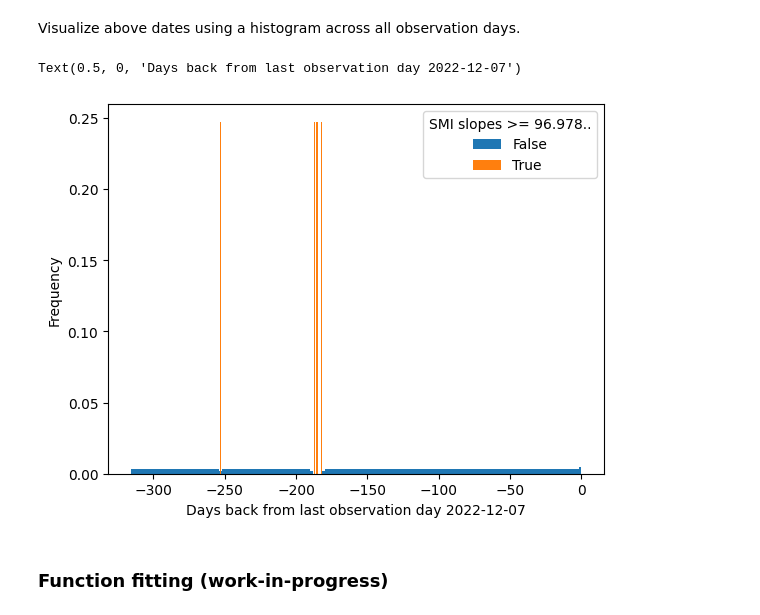
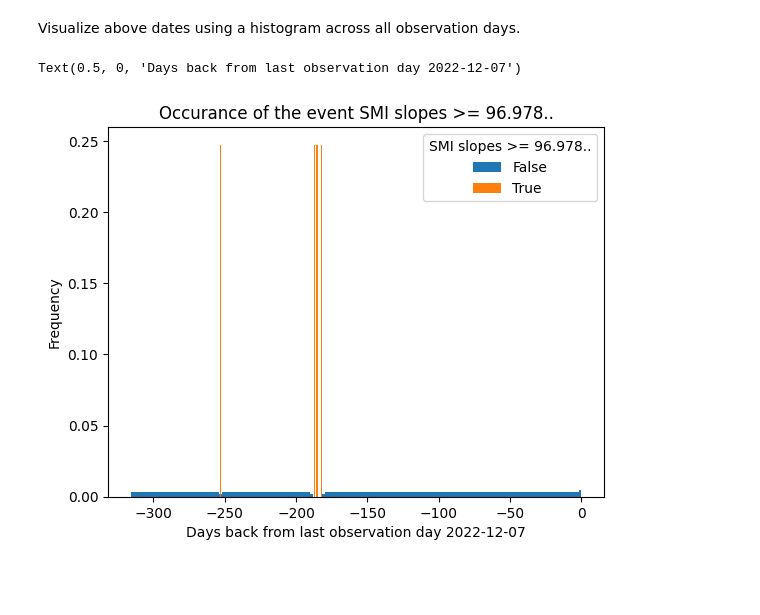
Before and after one commit to cdeck3r/YASMaPE, a Jupyter notebook: notebooks/stock_correl.ipynb, the cells around one changed output. Cells and saved outputs as stored; diff of their text form; code cells hidden in the pictures; blank space fills up the shorter version.

```diff
--- a/notebooks/stock_correl.ipynb
+++ b/notebooks/stock_correl.ipynb
@@ -350,10 +355,9 @@ df = df.assign(days_back=list(range(-len(df)+1,1))) # enumerate date as dates in
 # %%
 # plot as histogram
 df.groupby('exceeds_c')['days_back'].plot(kind='hist', bins=int(len(df)/2), density=True)
+plt.title('Occurance of the event {} slopes >= {}..'.format(stock1_name, round(c,3)))
 plt.legend(['False', 'True'], title='{} slopes >= {}..'.format(stock1_name, round(c,3)))
 plt.xlabel('Days back from last observation day {}'.format(stock1_dates[-1]))
 # %% [output]
 Text(0.5, 0, 'Days back from last observation day 2022-12-07')
-[figure, old version]
+[figure, new version]
-# %% [markdown]
-### Function fitting (work-in-progress)
```
Also changed, not shown: parts of 17 cells of this notebook.
